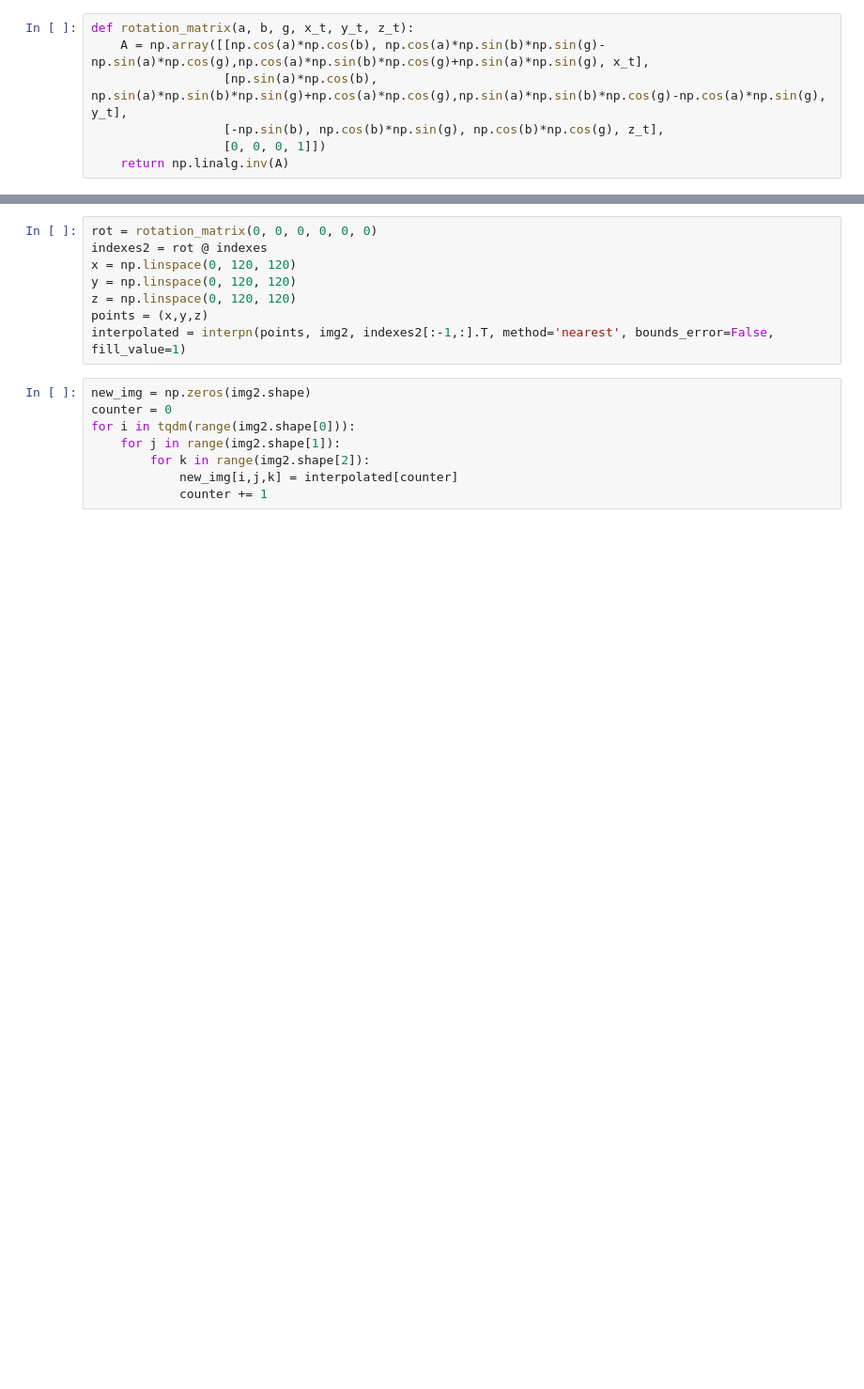
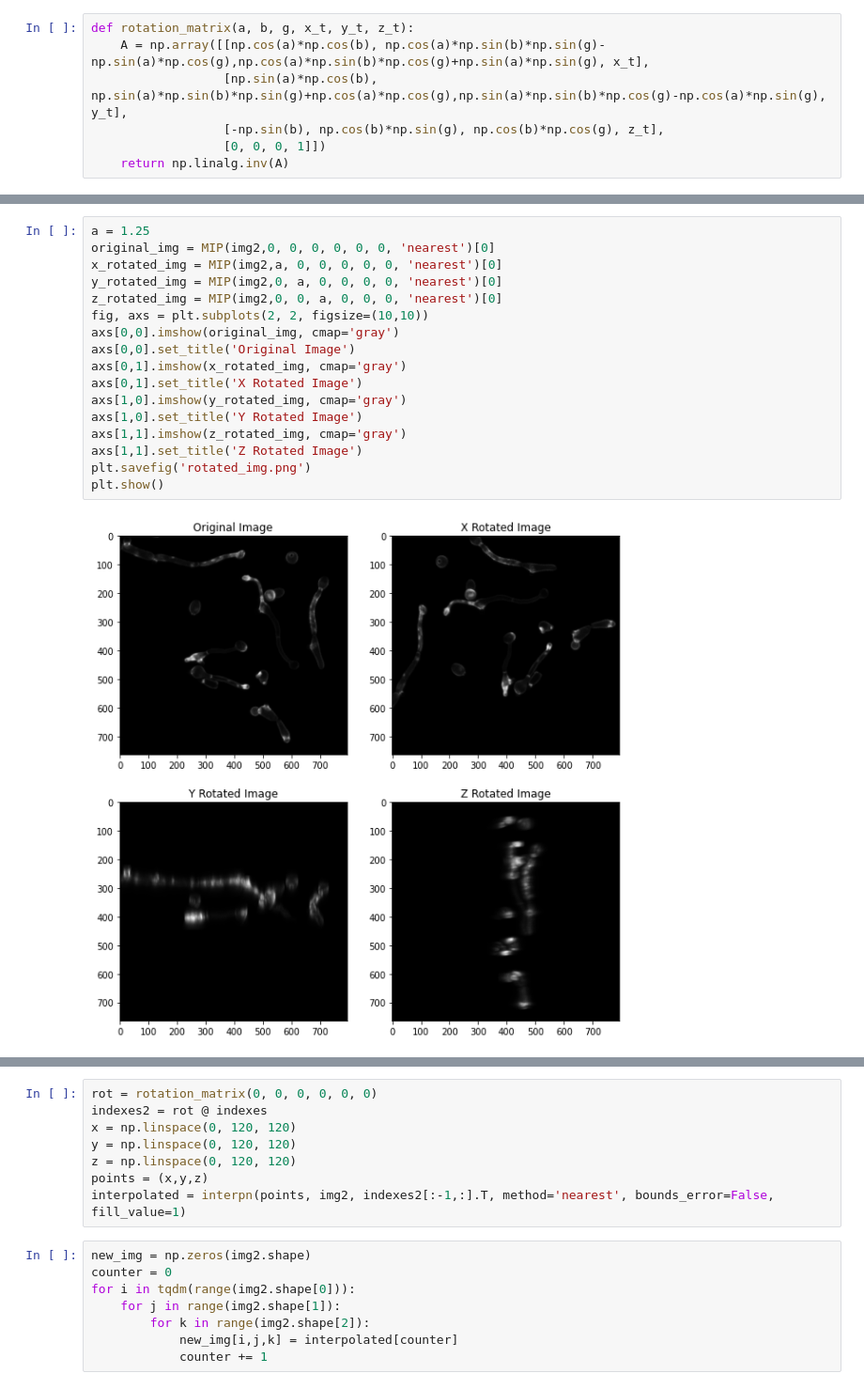
Before and after one commit to SugarFreeManatee/ProcesamientoAvanzado, a Jupyter notebook: t2.ipynb, the cells around one changed output, grey strips where cells are left out. Shown: that part at 94% size. Cells and saved outputs as stored; diff of their text form; blank space fills up the shorter version.

```diff
--- a/t2.ipynb
+++ b/t2.ipynb
@@ -95,0 +175,19 @@ Error:
+# %%
+a = 1.25
+original_img = MIP(img2,0, 0, 0, 0, 0, 0, 'nearest')[0]
+x_rotated_img = MIP(img2,a, 0, 0, 0, 0, 0, 'nearest')[0]
+y_rotated_img = MIP(img2,0, a, 0, 0, 0, 0, 'nearest')[0]
+z_rotated_img = MIP(img2,0, 0, a, 0, 0, 0, 'nearest')[0]
+fig, axs = plt.subplots(2, 2, figsize=(10,10))
+axs[0,0].imshow(original_img, cmap='gray')
+axs[0,0].set_title('Original Image')
+axs[0,1].imshow(x_rotated_img, cmap='gray')
+axs[0,1].set_title('X Rotated Image')
+axs[1,0].imshow(y_rotated_img, cmap='gray')
+axs[1,0].set_title('Y Rotated Image')
+axs[1,1].imshow(z_rotated_img, cmap='gray')
+axs[1,1].set_title('Z Rotated Image')
+plt.savefig('rotated_img.png')
+plt.show()
+# %% [output]
+[figure, added]
```
Also changed, not shown: parts of 31 cells of this notebook.
